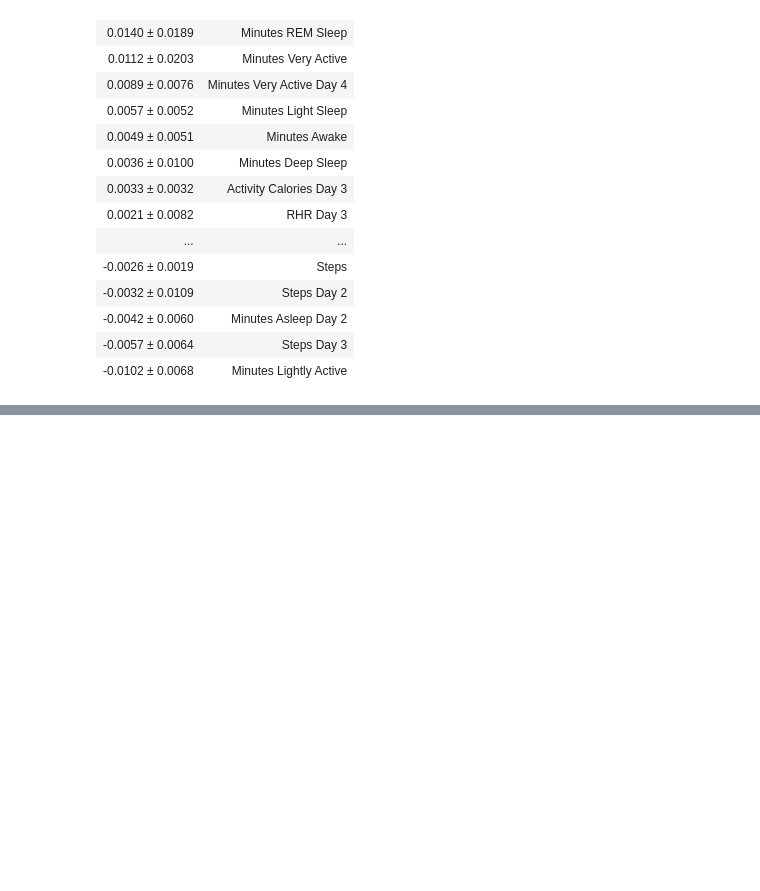
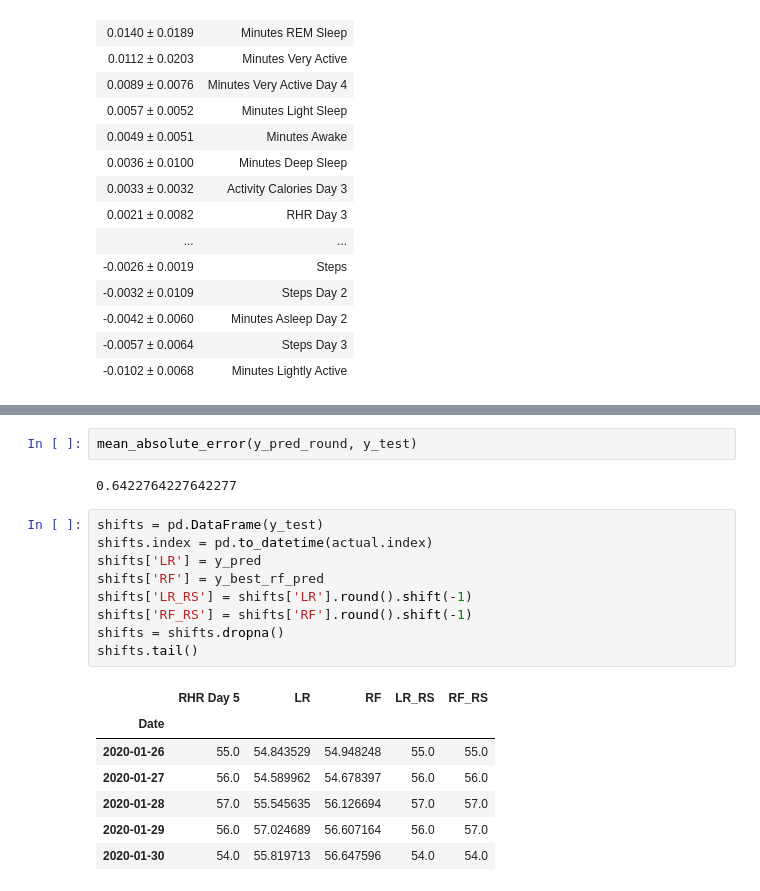
Before and after one commit to NealWhitlock/Fitbit-Prediction-Project, a Jupyter notebook: Fitbit_Predictions.ipynb, the cells around one changed output, grey strips where cells are left out. Cells and saved outputs as stored; diff of their text form; blank space fills up the shorter version.

```diff
--- a/Fitbit_Predictions.ipynb
+++ b/Fitbit_Predictions.ipynb
@@ -756,0 +805,21 @@ eli5.show_weights(
+# %%
+mean_absolute_error(y_pred_round, y_test)
+# %% [output]
+0.6422764227642277
+# %%
+shifts = pd.DataFrame(y_test)
+shifts.index = pd.to_datetime(actual.index)
+shifts['LR'] = y_pred
+shifts['RF'] = y_best_rf_pred
+shifts['LR_RS'] = shifts['LR'].round().shift(-1)
+shifts['RF_RS'] = shifts['RF'].round().shift(-1)
+shifts = shifts.dropna()
+shifts.tail()
+# %% [output]
+|  | RHR Day 5 | LR | RF | LR_RS | RF_RS |
+| Date |  |  |  |  |  |
+| 2020-01-26 | 55.0 | 54.843529 | 54.948248 | 55.0 | 55.0 |
+| 2020-01-27 | 56.0 | 54.589962 | 54.678397 | 56.0 | 56.0 |
+| 2020-01-28 | 57.0 | 55.545635 | 56.126694 | 57.0 | 57.0 |
+| 2020-01-29 | 56.0 | 57.024689 | 56.607164 | 56.0 | 57.0 |
+| 2020-01-30 | 54.0 | 55.819713 | 56.647596 | 54.0 | 54.0 |
```
Also changed, not shown: parts of 22 cells of this notebook.
